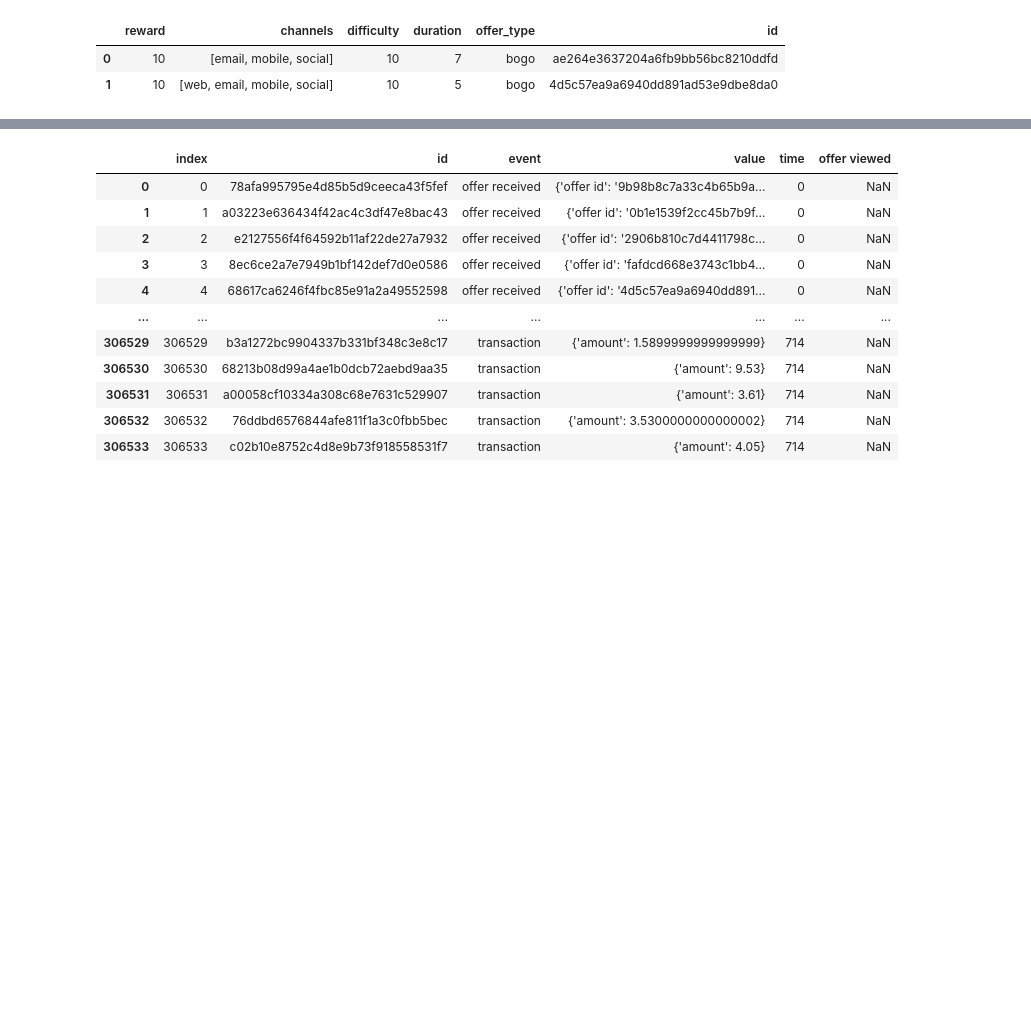
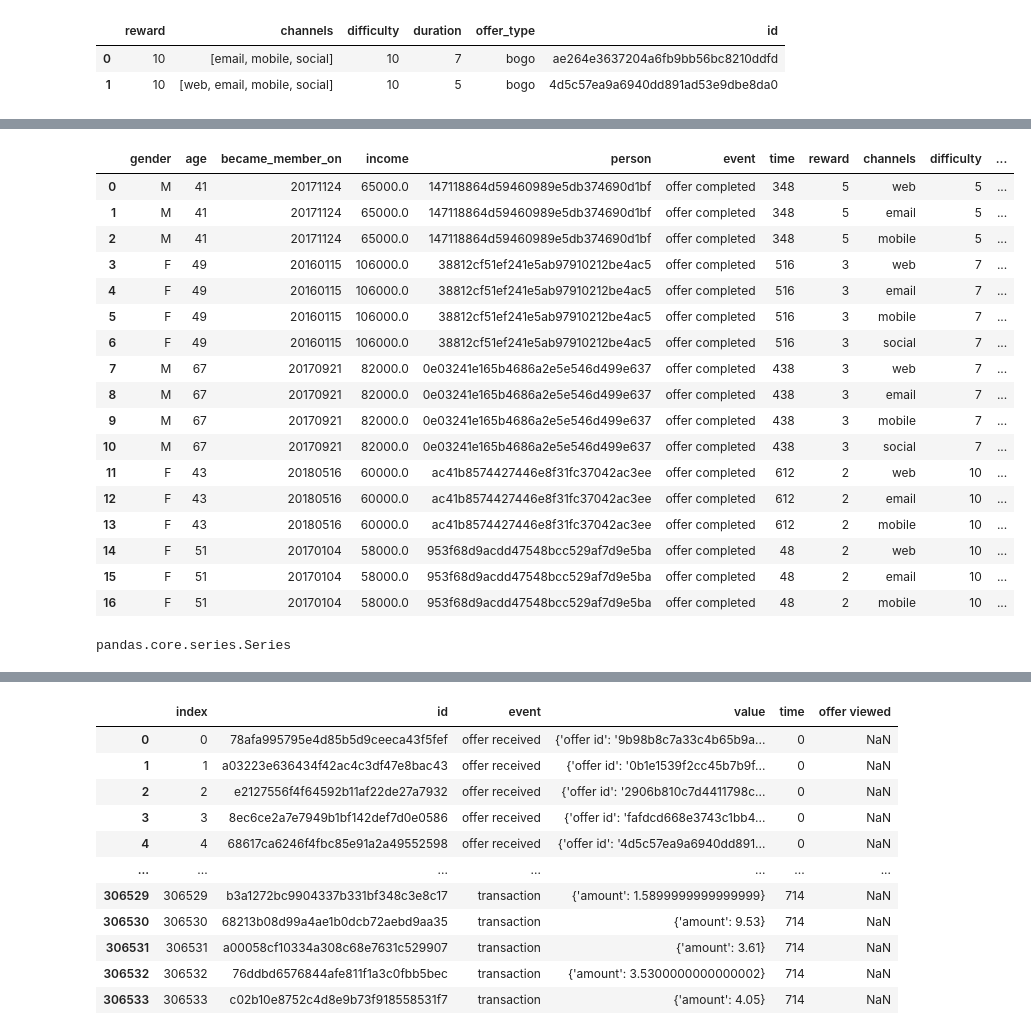
Before and after one commit to cbarros7/ml_engineer_nanodegree, a Jupyter notebook: capstone_project/Starbucks_Capstone_notebook.ipynb, the cells around one changed output, grey strips where cells are left out. Cells and saved outputs as stored; diff of their text form; code cells hidden in the pictures; blank space fills up the shorter version.

```diff
--- a/capstone_project/Starbucks_Capstone_notebook.ipynb
+++ b/capstone_project/Starbucks_Capstone_notebook.ipynb
@@ -249,0 +215,19 @@ TypeError: tuple indices must be integers or slices, not list
+# %%
+# Normalize column
+def drop_missing_values(df, column, target_column):
+    df = df[column].apply(pd.Series)
+
+    df_final = df[[target_column]]
+    df_final = df_final.dropna()
+    df_final = df_final.reset_index()
+
+    return df_final
+
+def merge_dataset(general_dataset, column, target_column):
+    data_normalize = drop_missing_values(general_dataset, column, target_column)
+    general_dataset =  general_dataset.reset_index()
+
+    final_data = pd.merge(general_dataset, data_normalize.reset_index(), on='index', how="inner")
+    final_data.drop(['level_0', 'value'], axis=1, inplace=True)
+
+    return final_data
@@ -249,0 +254,3 @@ TypeError: tuple indices must be integers or slices, not list
+# %%
+offer_completed = merge_dataset(test_df, "value", "offer_id")
+offer_completed.head(5)
@@ -249,0 +273,9 @@ TypeError: tuple indices must be integers or slices, not list
+# %%
+completed = pd.merge(profile, offer_completed, how="inner", left_on= "id",  right_on="person").\
+            merge(portfolio, how="inner", left_on= "offer_id",  right_on="id")
+
+columns_df_completed = ['id_x', 'index', 'id_y', 'offer_id']
+
+# Delete columns
+completed.drop(columns_df_completed, axis=1, inplace=True)
+completed.head(5)
@@ -249,0 +289,25 @@ TypeError: tuple indices must be integers or slices, not list
+# %%
+completed
+# %% [output]
+|  | gender | age | became_member_on | income | person | event | time | reward | channels | difficulty | ... |
+| 0 | M | 41 | 20171124 | 65000.0 | 147118864d59460989e5db374690d1bf | offer completed | 348 | 5 | web | 5 | ... |
+| 1 | M | 41 | 20171124 | 65000.0 | 147118864d59460989e5db374690d1bf | offer completed | 348 | 5 | email | 5 | ... |
+| 2 | M | 41 | 20171124 | 65000.0 | 147118864d59460989e5db374690d1bf | offer completed | 348 | 5 | mobile | 5 | ... |
+| 3 | F | 49 | 20160115 | 106000.0 | 38812cf51ef241e5ab97910212be4ac5 | offer completed | 516 | 3 | web | 7 | ... |
+| 4 | F | 49 | 20160115 | 106000.0 | 38812cf51ef241e5ab97910212be4ac5 | offer completed | 516 | 3 | email | 7 | ... |
+| 5 | F | 49 | 20160115 | 106000.0 | 38812cf51ef241e5ab97910212be4ac5 | offer completed | 516 | 3 | mobile | 7 | ... |
+| 6 | F | 49 | 20160115 | 106000.0 | 38812cf51ef241e5ab97910212be4ac5 | offer completed | 516 | 3 | social | 7 | ... |
+| 7 | M | 67 | 20170921 | 82000.0 | 0e03241e165b4686a2e5e546d499e637 | offer completed | 438 | 3 | web | 7 | ... |
+| 8 | M | 67 | 20170921 | 82000.0 | 0e03241e165b4686a2e5e546d499e637 | offer completed | 438 | 3 | email | 7 | ... |
+| 9 | M | 67 | 20170921 | 82000.0 | 0e03241e165b4686a2e5e546d499e637 | offer completed | 438 | 3 | mobile | 7 | ... |
+| 10 | M | 67 | 20170921 | 82000.0 | 0e03241e165b4686a2e5e546d499e637 | offer completed | 438 | 3 | social | 7 | ... |
+| 11 | F | 43 | 20180516 | 60000.0 | ac41b8574427446e8f31fc37042ac3ee | offer completed | 612 | 2 | web | 10 | ... |
+| 12 | F | 43 | 20180516 | 60000.0 | ac41b8574427446e8f31fc37042ac3ee | offer completed | 612 | 2 | email | 10 | ... |
+| 13 | F | 43 | 20180516 | 60000.0 | ac41b8574427446e8f31fc37042ac3ee | offer completed | 612 | 2 | mobile | 10 | ... |
+| 14 | F | 51 | 20170104 | 58000.0 | 953f68d9acdd47548bcc529af7d9e5ba | offer completed | 48 | 2 | web | 10 | ... |
+| 15 | F | 51 | 20170104 | 58000.0 | 953f68d9acdd47548bcc529af7d9e5ba | offer completed | 48 | 2 | email | 10 | ... |
+| 16 | F | 51 | 20170104 | 58000.0 | 953f68d9acdd47548bcc529af7d9e5ba | offer completed | 48 | 2 | mobile | 10 | ... |
+# %%
+type(completed.became_member_on)
+# %% [output]
+pandas.core.series.Series
```
Also changed, not shown: parts of 25 cells of this notebook.
